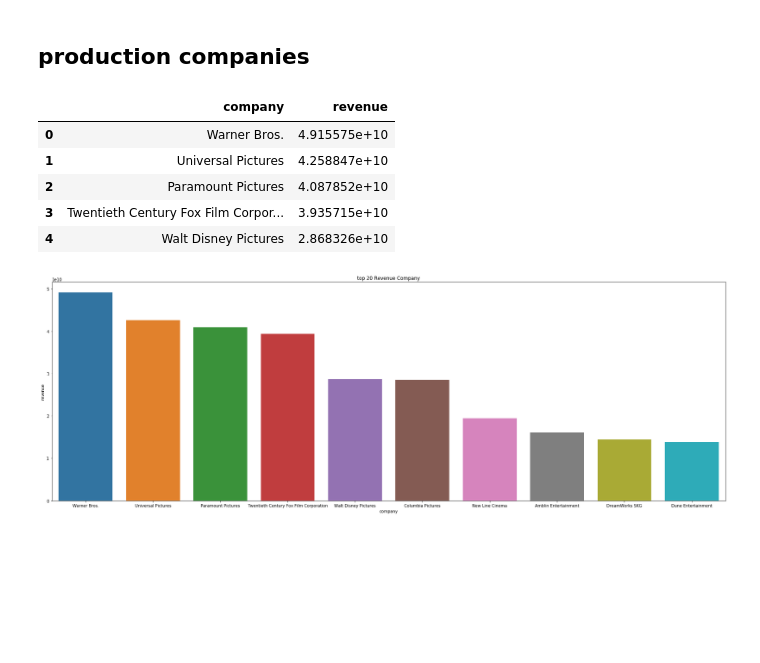
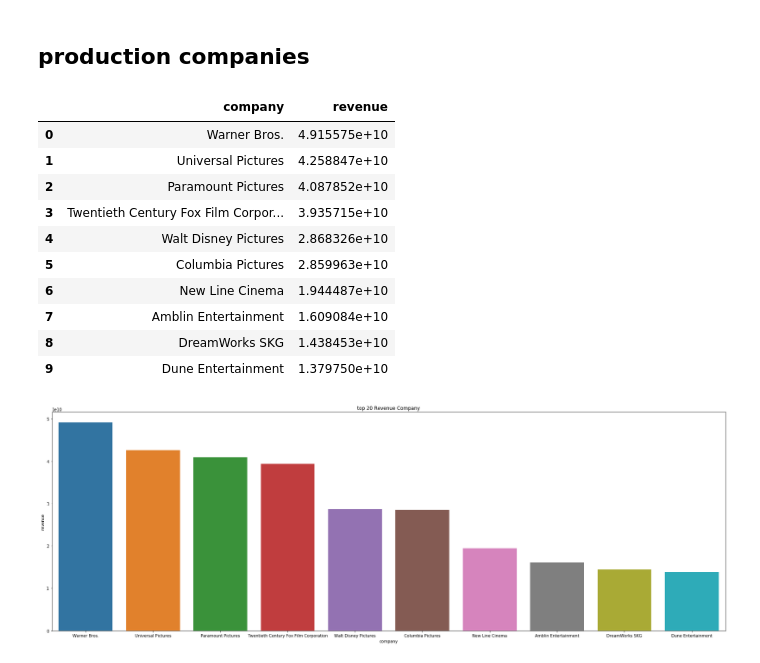
Before and after one commit to leyaof/movie-analysis, a Jupyter notebook: movie-analysis.ipynb, the cells around one changed output. Cells and saved outputs as stored; diff of their text form; code cells hidden in the pictures; blank space fills up the shorter version.

```diff
--- a/movie-analysis.ipynb
+++ b/movie-analysis.ipynb
@@ -261,14 +252,19 @@ comp_revenue_sum = pd.DataFrame(prod_df
                                 .reset_index()
                                )
 # %%
-comp_revenue_sum.head()
+comp_revenue_sum.head(10)
 # %% [output]
 |  | company | revenue |
 | 0 | Warner Bros. | 4.915575e+10 |
 | 1 | Universal Pictures | 4.258847e+10 |
 | 2 | Paramount Pictures | 4.087852e+10 |
 | 3 | Twentieth Century Fox Film Corpor... | 3.935715e+10 |
 | 4 | Walt Disney Pictures | 2.868326e+10 |
+| 5 | Columbia Pictures | 2.859963e+10 |
+| 6 | New Line Cinema | 1.944487e+10 |
+| 7 | Amblin Entertainment | 1.609084e+10 |
+| 8 | DreamWorks SKG | 1.438453e+10 |
+| 9 | Dune Entertainment | 1.379750e+10 |
 # %%
 plt.figure(figsize=(30, 10))
 sns.barplot(data=comp_revenue_sum.head(10),
```
Also changed, not shown: parts of 8 cells of this notebook.
